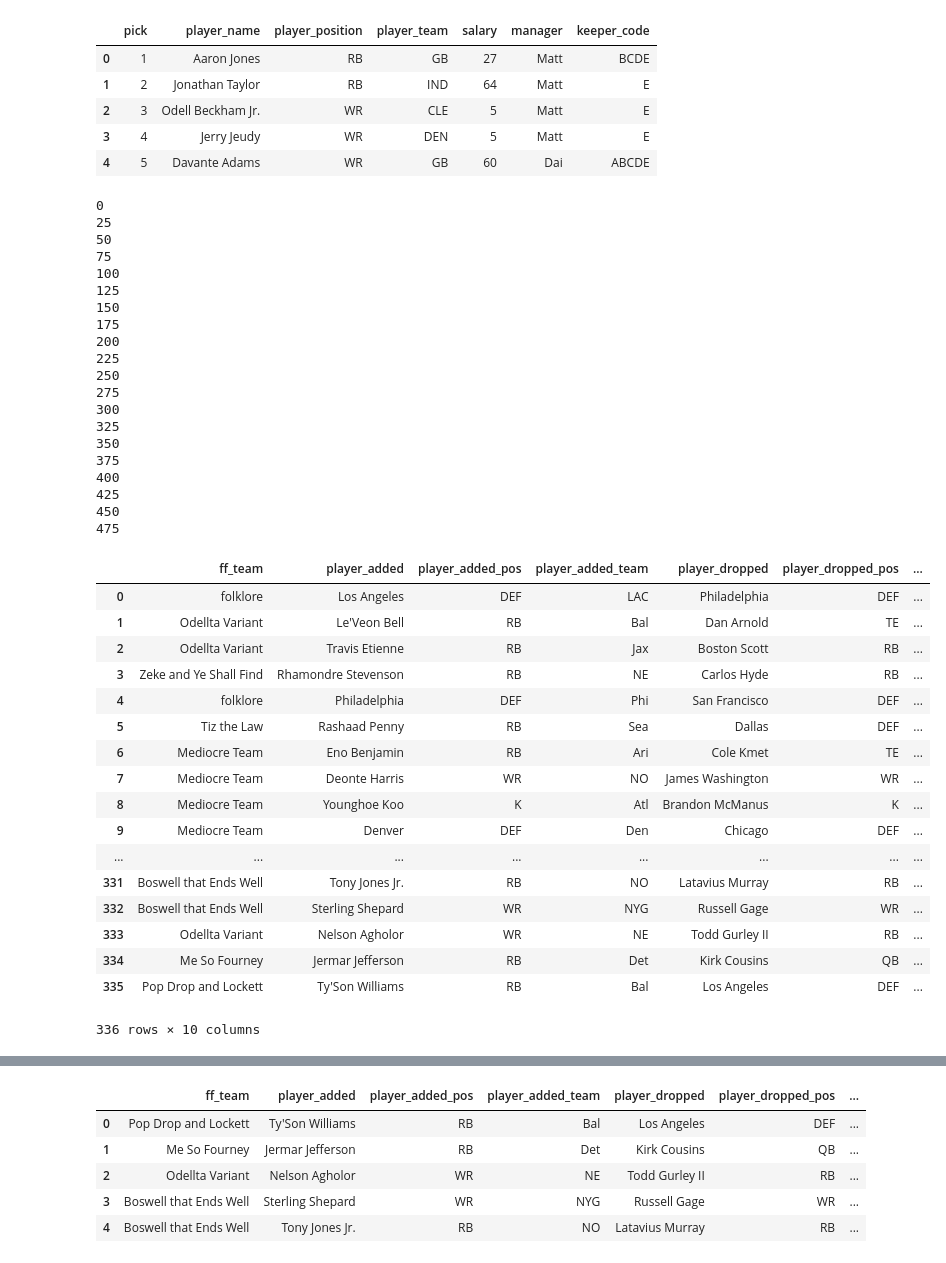
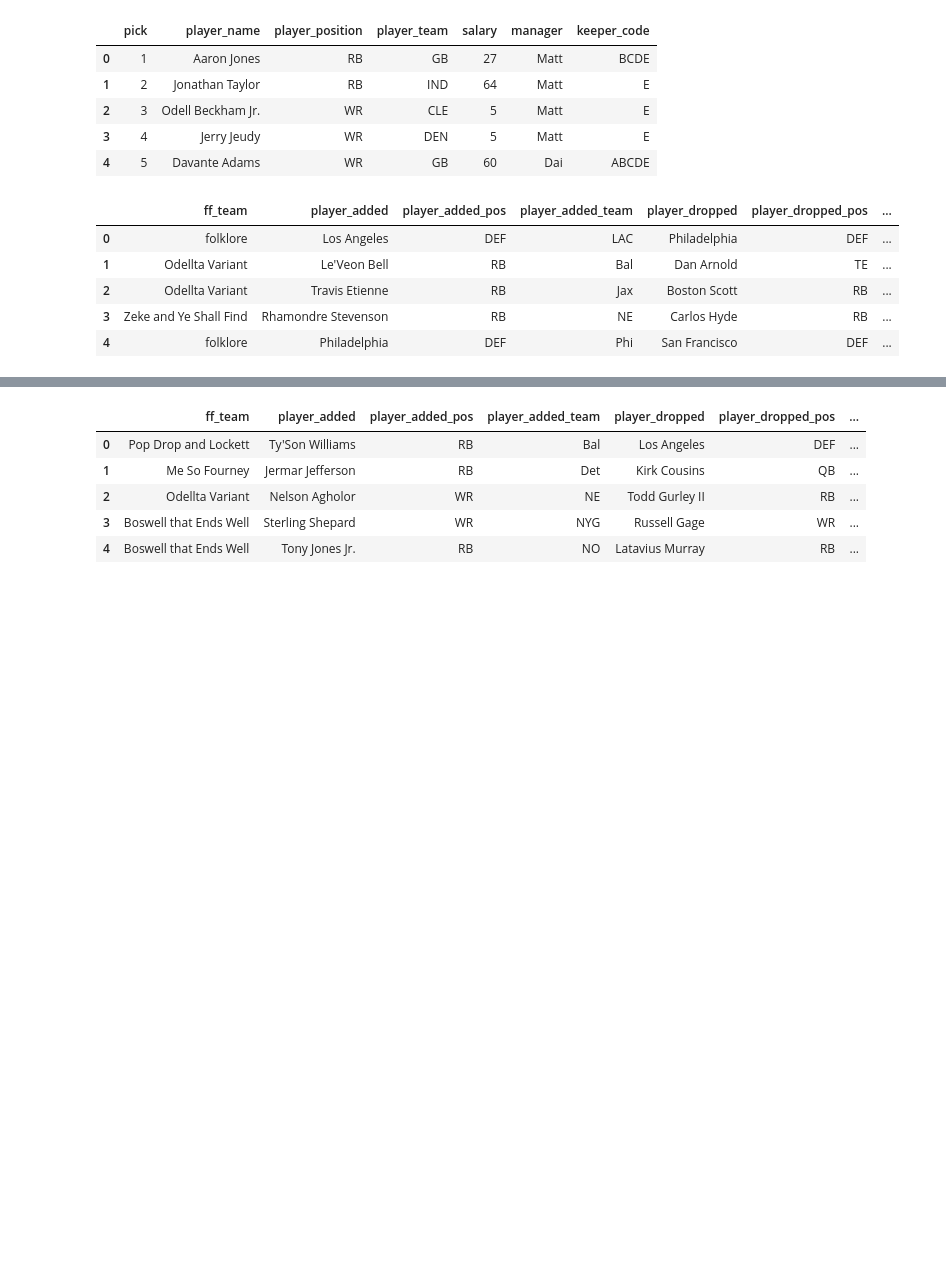
Before and after one commit to dougyd92/fantasy-football, a Jupyter notebook: yahoo_keeper_2021/yahoo_ff_2021.ipynb, the cells around one changed output, grey strips where cells are left out. Cells and saved outputs as stored; diff of their text form; code cells hidden in the pictures; blank space fills up the shorter version.

```diff
--- a/yahoo_keeper_2021/yahoo_ff_2021.ipynb
+++ b/yahoo_keeper_2021/yahoo_ff_2021.ipynb
@@ -26,7 +26,7 @@ options = webdriver.ChromeOptions()
 options.add_argument('--ignore-certificate-errors')
 # %%
 transaction_list = []
-driver = webdriver.Chrome('C:\\Users\\mcyee\\Desktop\\Untitled Folder\\chromedriver.exe')
+driver = webdriver.Chrome('C:\\Users\\mcyee\\Desktop\\yahoo_keeper_2021\\chromedriver.exe')
 
 for n in np.arange(0, 20):
     try:
@@ -137,65 +137,33 @@ for n in np.arange(0, 20):
                 for a in range(len(adds)):
                     player_added = td[1].find_all("a", {'target': 'sports'})[a].text
                     player_added_team = td[1].find_all('span', {'class': 'F-position'})[a].text.split(' - ')[0]
                     player_added_pos = td[1].find_all('span', {'class': 'F-position'})[a].text.split(' - ')[1]
                     transaction_dict = {
                         'transaction_type': 'trade',
                         'player_added': player_added,
                         'player_added_team': player_added_team,
                         'player_added_pos': player_added_pos,
                         'player_dropped': 'N/A',
                         'player_dropped_team': "N/A",
                         'player_dropped_pos': "N/A",
                         'ff_team': manager,
                         'transaction_time': dt_transaction,
                         'transaction_cost': 0
                     }
                     transaction_list.append(transaction_dict)
     except:
         pass
 
 driver.quit()
 transaction_df = pd.DataFrame(transaction_list)
 transaction_df.head()
 # %% [output]
-0
-25
-50
-75
-100
-125
-150
-175
-200
-225
-250
-275
-300
-325
-350
-375
-400
-425
-450
-475
 |  | ff_team | player_added | player_added_pos | player_added_team | player_dropped | player_dropped_pos | ... |
 | 0 | folklore | Los Angeles | DEF | LAC | Philadelphia | DEF | ... |
 | 1 | Odellta Variant | Le'Veon Bell | RB | Bal | Dan Arnold | TE | ... |
 | 2 | Odellta Variant | Travis Etienne | RB | Jax | Boston Scott | RB | ... |
 | 3 | Zeke and Ye Shall Find | Rhamondre Stevenson | RB | NE | Carlos Hyde | RB | ... |
 | 4 | folklore | Philadelphia | DEF | Phi | San Francisco | DEF | ... |
-| 5 | Tiz the Law | Rashaad Penny | RB | Sea | Dallas | DEF | ... |
-| 6 | Mediocre Team | Eno Benjamin | RB | Ari | Cole Kmet | TE | ... |
-| 7 | Mediocre Team | Deonte Harris | WR | NO | James Washington | WR | ... |
-| 8 | Mediocre Team | Younghoe Koo | K | Atl | Brandon McManus | K | ... |
-| 9 | Mediocre Team | Denver | DEF | Den | Chicago | DEF | ... |
-| ... | ... | ... | ... | ... | ... | ... | ... |
-| 331 | Boswell that Ends Well | Tony Jones Jr. | RB | NO | Latavius Murray | RB | ... |
-| 332 | Boswell that Ends Well | Sterling Shepard | WR | NYG | Russell Gage | WR | ... |
-| 333 | Odellta Variant | Nelson Agholor | WR | NE | Todd Gurley II | RB | ... |
-| 334 | Me So Fourney | Jermar Jefferson | RB | Det | Kirk Cousins | QB | ... |
-| 335 | Pop Drop and Lockett | Ty'Son Williams | RB | Bal | Los Angeles | DEF | ... |
-336 rows × 10 columns
 # %%
 manager_list = []
 for m in list(set(transaction_df['ff_team'])):
```
Also changed, not shown: parts of 18 cells of this notebook, 2 other files.
